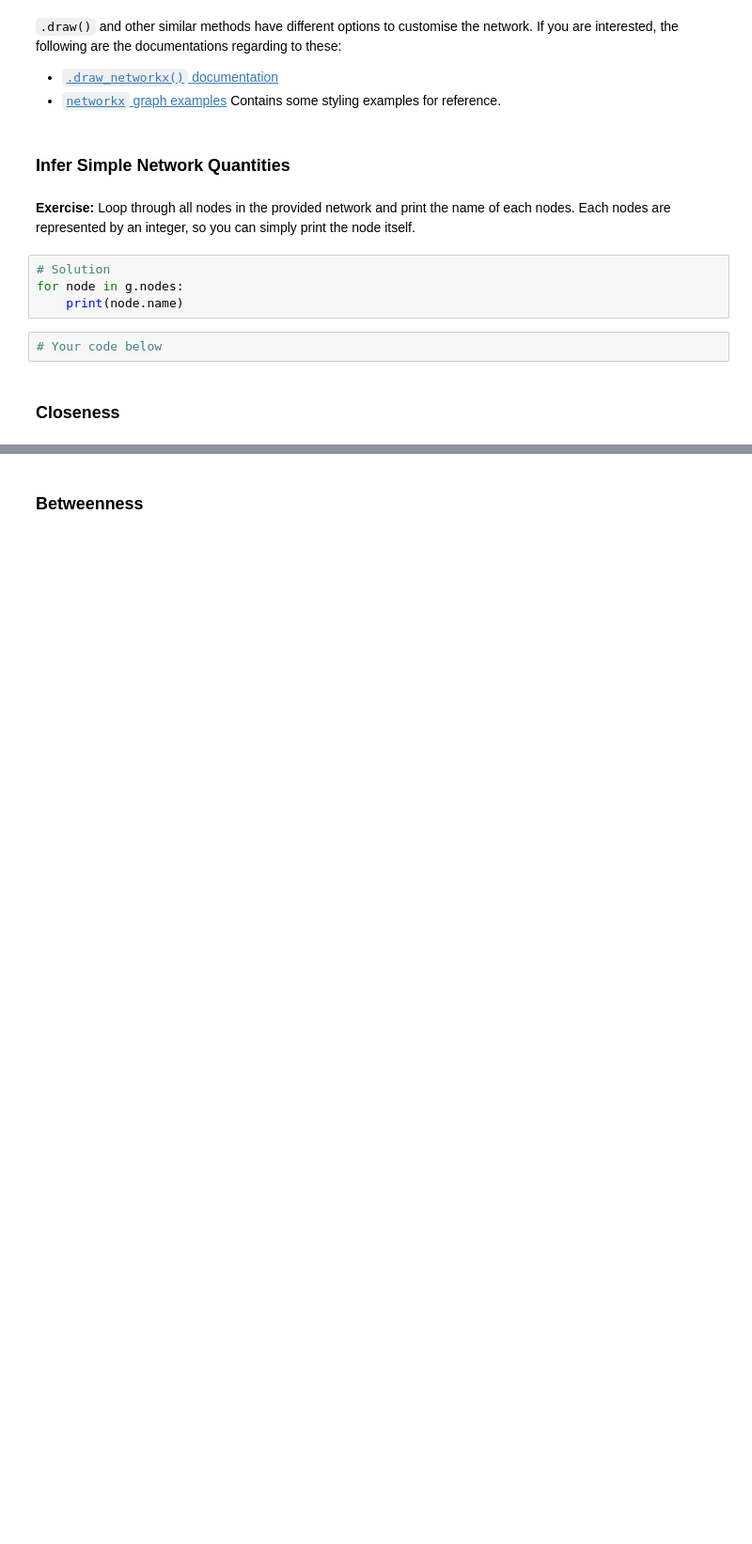
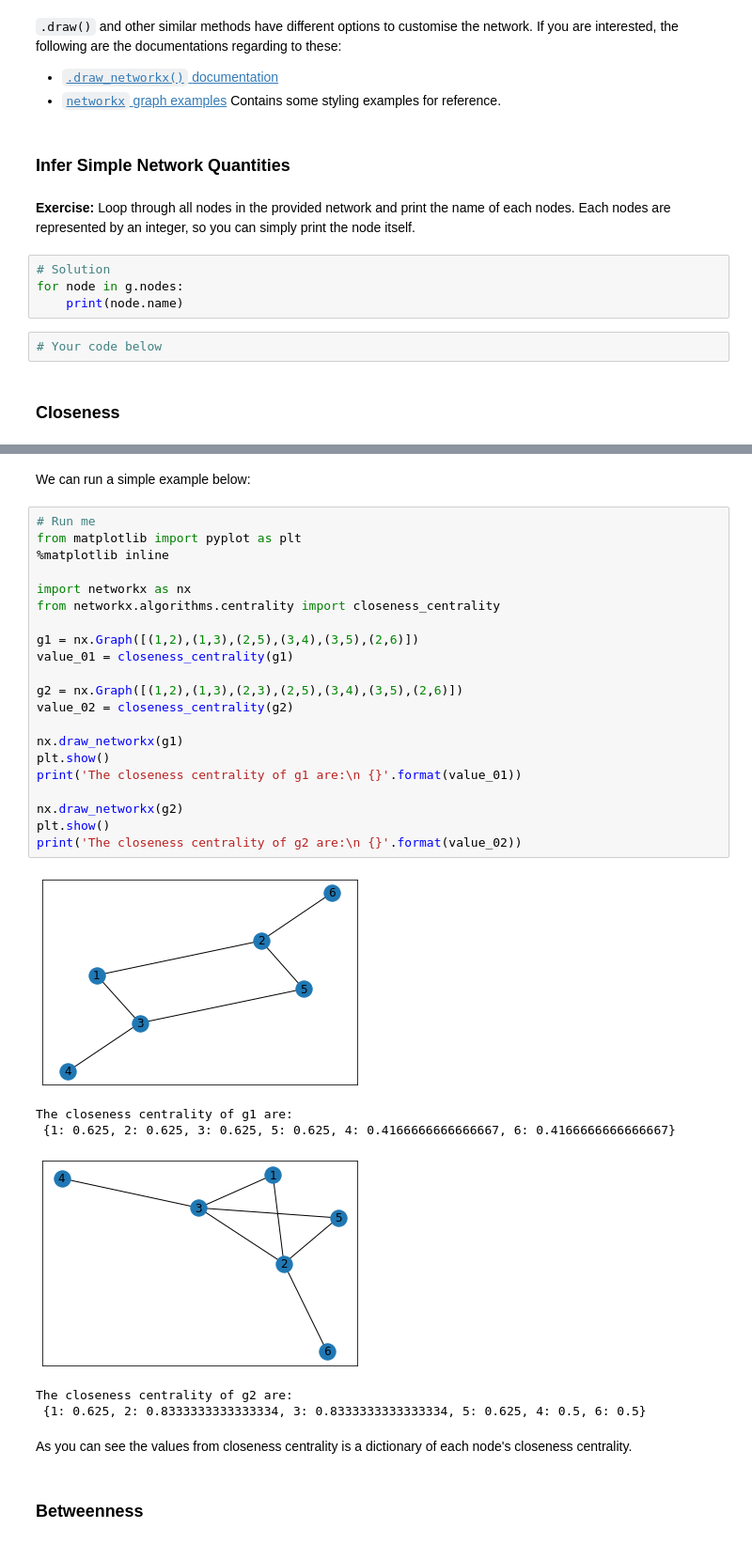
Before and after one commit to lt-shy-john/python-data-analytics-course, a Jupyter notebook: Week 11 - Network Visualisation.ipynb, the cells around one changed output, grey strips where cells are left out. Shown at 94% size. Cells and saved outputs as stored; diff of their text form; blank space fills up the shorter version.

```diff
--- a/Week 11 - Network Visualisation.ipynb
+++ b/Week 11 - Network Visualisation.ipynb
@@ -293,2 +302,34 @@ for node in g.nodes:
+# %% [markdown]
+We can run a simple example below:
+# %%
+# Run me
+from matplotlib import pyplot as plt
+%matplotlib inline
+
+import networkx as nx
+from networkx.algorithms.centrality import closeness_centrality
+
+g1 = nx.Graph([(1,2),(1,3),(2,5),(3,4),(3,5),(2,6)])
+value_01 = closeness_centrality(g1)
+
+g2 = nx.Graph([(1,2),(1,3),(2,3),(2,5),(3,4),(3,5),(2,6)])
+value_02 = closeness_centrality(g2)
+
+nx.draw_networkx(g1)
+plt.show()
+print('The closeness centrality of g1 are:\n {}'.format(value_01))
+
+nx.draw_networkx(g2)
+plt.show()
+print('The closeness centrality of g2 are:\n {}'.format(value_02))
+# %% [output]
+[figure, added]
+The closeness centrality of g1 are:
+ {1: 0.625, 2: 0.625, 3: 0.625, 5: 0.625, 4: 0.4166666666666667, 6: 0.4166666666666667}
+[figure, added]
+The closeness centrality of g2 are:
+ {1: 0.625, 2: 0.8333333333333334, 3: 0.8333333333333334, 5: 0.625, 4: 0.5, 6: 0.5}
+# %% [markdown]
+As you can see the values from closeness centrality is a dictionary of each node's closeness centrality.
 # %% [markdown]
 ### Betweenness
```
Also changed, not shown: parts of 8 cells of this notebook.
